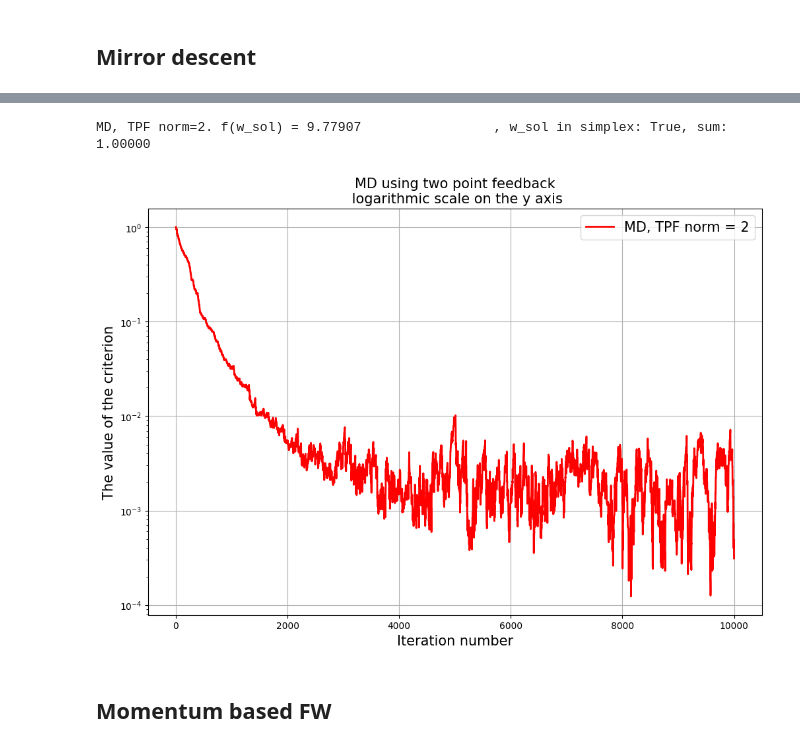
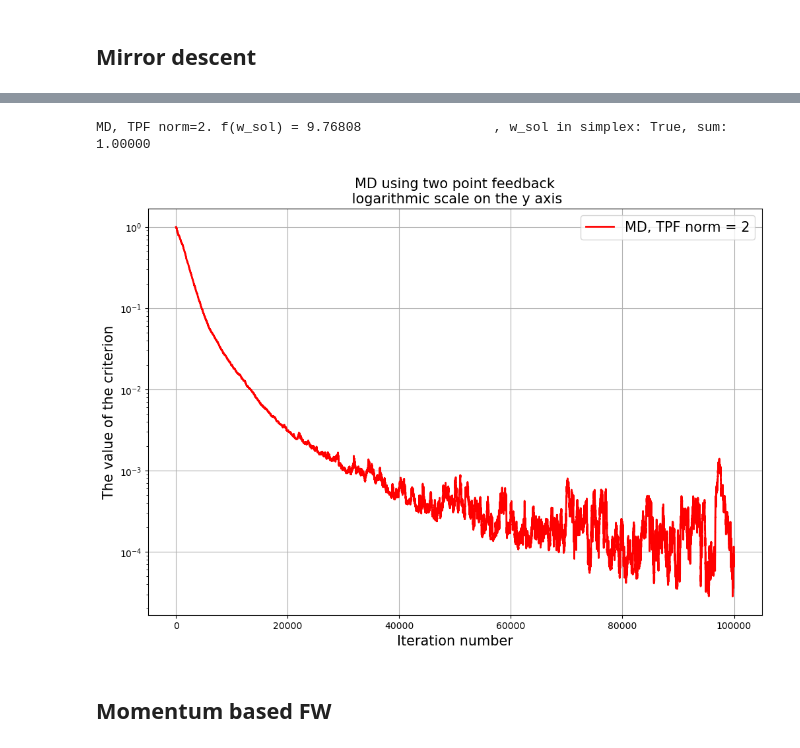
Before and after one commit to minashkinvladislav/Frank_Wolfe, a Jupyter notebook: article.ipynb, the cells around one changed output, grey strips where cells are left out. Saved outputs shown, nothing was run; the diff lists cells and outputs as text; code cells hidden in the pictures.

```diff
--- a/article.ipynb
+++ b/article.ipynb
@@ -90,24 +89,25 @@ R_0 = f(w_0, args) - f(w_sol_true, args)
 # %%
 reload(optimizers)
 
-def const_gamma(k, func, nabla_f, x_curr, args):
-    return 1. / args['L']
+def mirror_step(k, func, nabla_f, x_curr, args):
+    return 1. / (100*args['L'])
 
 title = "MD using two point feedback"
 label = 'MD, TPF'
 
 args['gamma'] = lambda k: 1 / np.sqrt(k)
-args['max_steps'] = 10 ** 4
+args['max_steps'] = 10 ** 5
 args['proj'] = False
-args['norms'] = [2]
 
-optimizer = optimizers.MDOptimizer(f, optimizers.get_grad_tpf_v3, x_0 = w_0, step = const_gamma, args = args)
+optimizer = optimizers.MDOptimizer(f, optimizers.get_grad_tpf_jaguar,
+                                   x_0 = w_0, step = mirror_step, args = args)
 
-iterations_mir_tpf, errors_mir_tpf, labels_mir_tpf, _ = graph(args, optimizer, R_0, label, title)
+iterations_mir_tpf, errors_mir_tpf, labels_mir_tpf, _ = graph(args, optimizer,
+                                                              R_0, label, title)
 # %% [output]
 [interactive output not drawn]
-MD, TPF norm=2. f(w_sol) = 9.77907                 , w_sol in simplex: True, sum: 1.00000
+MD, TPF norm=2. f(w_sol) = 9.76808                 , w_sol in simplex: True, sum: 1.00000
-[figure, old version]
+[figure, new version]
 # %% [markdown]
 ## Momentum based FW
 # %%
```
Also changed, not shown: parts of 7 cells of this notebook, 1 other file.
